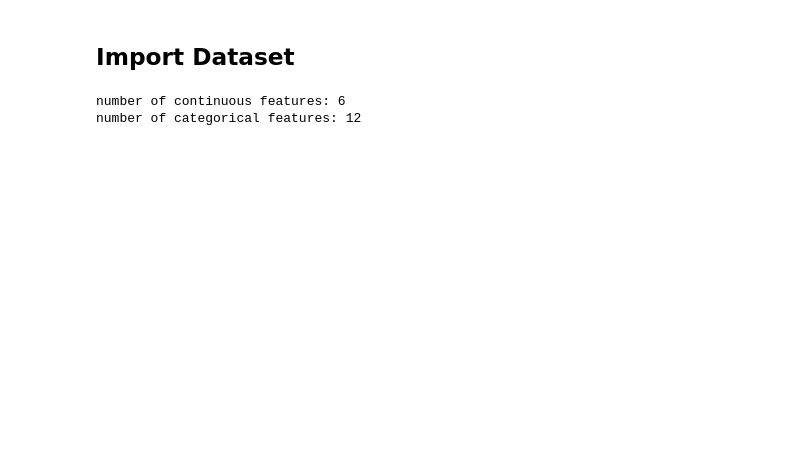
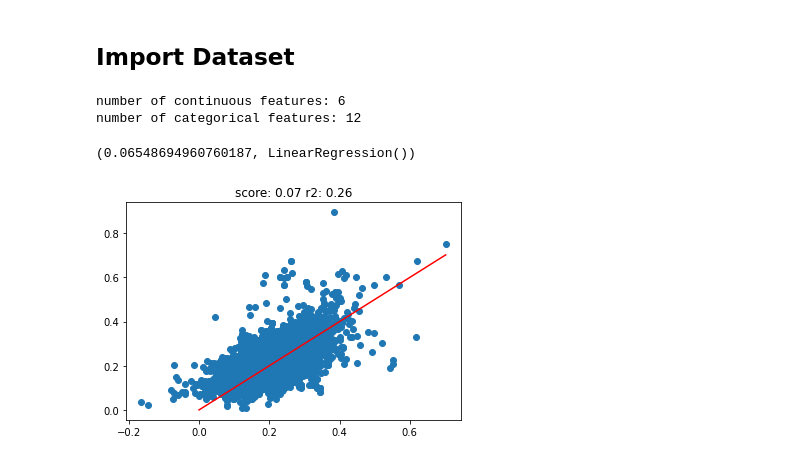
Before and after one commit to gerardoRO/ds4a, a Jupyter notebook: code/Advanced Modeling.ipynb, the cells around one changed output. Saved outputs shown, nothing was run; the diff lists cells and outputs as text; code cells hidden in the pictures; blank space fills up the shorter version.

Commit message:
pipeline method for linear modeling. lower score.

```diff
--- a/code/Advanced Modeling.ipynb
+++ b/code/Advanced Modeling.ipynb
@@ -62,11 +62,19 @@ def my_train_test_split(X,y,test_size = .2):
     test_indx = random.sample(range(tot_size),test_size)
     train_indx = np.setdiff1d(range(tot_size),test_indx)
 
-    X_train = X.iloc[train_indx,:]
-    X_test = X.iloc[test_indx,:]
+    try:
+        X_train = X.iloc[train_indx,:]
+        X_test = X.iloc[test_indx,:]
 
-    y_train = y.iloc[train_indx,:]
-    y_test = y.iloc[test_indx,:]
+        y_train = y.iloc[train_indx,:]
+        y_test = y.iloc[test_indx,:]
+    except:
+        X_train = X[train_indx,:]
+        X_test = X[test_indx,:]
+
+        y_train = y[train_indx,:]
+        y_test = y[test_indx,:]
+
 
     return X_train,X_test,y_train,y_test
 # %%
@@ -106,11 +114,17 @@ def train_model(model,X_train,X_test,y_train,y_test):
     pred = model.predict(X_test)
 
     score = np.sqrt(mean_squared_error(y_test,pred))
+    r2 = r2_score(y_test,pred)
     plt.scatter(pred,y_test)
     plt.plot([0,pred.max()],[0,pred.max()],color ='red');
-    plt.title('score: ' + str(score))
+    plt.title('score: ' + str(round(score,2)) + ' r2: ' + str(round(r2,2)))
 
     return score,model
+# %%
+train_model(LinearRegression(),X_train,X_test,y_train,y_test)
+# %% [output]
+(0.06548694960760187, LinearRegression())
+[figure, added]
 # %%
 for_reg = RandomForestRegressor(n_estimators = 500, max_depth = 8,min_samples_split = 16)
 svr_reg = SVR(kernel='poly',degree=2,C=1E3)
```
Also changed, not shown: parts of 2 cells of this notebook.
